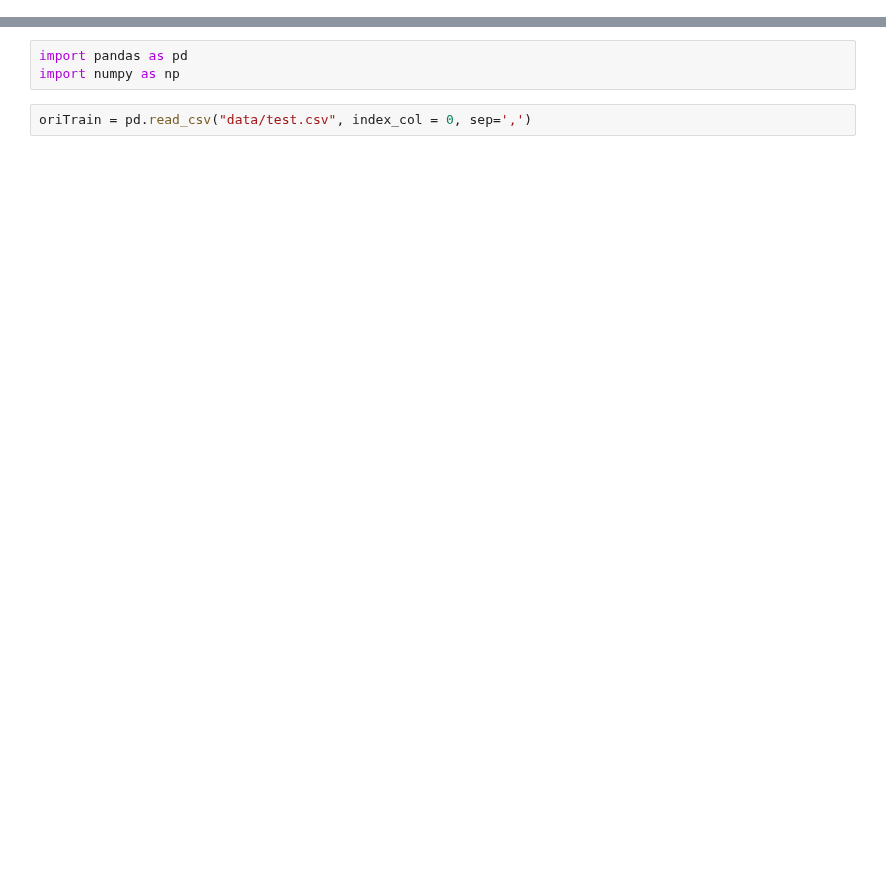
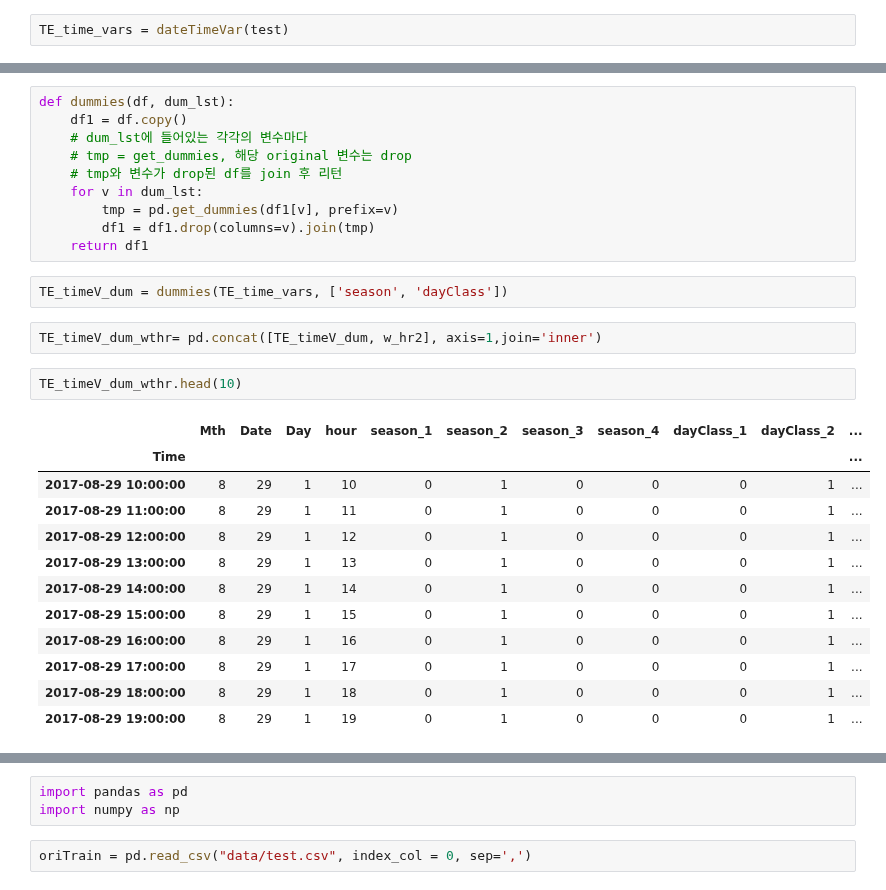
Before and after one commit to yagippi27/DACON_CONTEST_2019, a Jupyter notebook: SOOMIN/0__. Presentation용 작업.ipynb, the cells around one changed output, grey strips where cells are left out. Drawn from its saved outputs; the diff is of its cells as text; blank space fills up the shorter version.

```diff
--- a/SOOMIN/0__. Presentation용 작업.ipynb
+++ b/SOOMIN/0__. Presentation용 작업.ipynb
@@ -0,0 +80,2 @@
+# %%
+TE_time_vars = dateTimeVar(test)
@@ -0,0 +109,29 @@
+# %%
+def dummies(df, dum_lst):
+    df1 = df.copy()
+    # dum_lst에 들어있는 각각의 변수마다
+    # tmp = get_dummies, 해당 original 변수는 drop
+    # tmp와 변수가 drop된 df를 join 후 리턴
+    for v in dum_lst:
+        tmp = pd.get_dummies(df1[v], prefix=v)
+        df1 = df1.drop(columns=v).join(tmp)
+    return df1
+# %%
+TE_timeV_dum = dummies(TE_time_vars, ['season', 'dayClass'])
+# %%
+TE_timeV_dum_wthr= pd.concat([TE_timeV_dum, w_hr2], axis=1,join='inner')
+# %%
+TE_timeV_dum_wthr.head(10)
+# %% [output]
+|  | Mth | Date | Day | hour | season_1 | season_2 | season_3 | season_4 | dayClass_1 | dayClass_2 | ... |
+| Time |  |  |  |  |  |  |  |  |  |  | ... |
+| 2017-08-29 10:00:00 | 8 | 29 | 1 | 10 | 0 | 1 | 0 | 0 | 0 | 1 | ... |
+| 2017-08-29 11:00:00 | 8 | 29 | 1 | 11 | 0 | 1 | 0 | 0 | 0 | 1 | ... |
+| 2017-08-29 12:00:00 | 8 | 29 | 1 | 12 | 0 | 1 | 0 | 0 | 0 | 1 | ... |
+| 2017-08-29 13:00:00 | 8 | 29 | 1 | 13 | 0 | 1 | 0 | 0 | 0 | 1 | ... |
+| 2017-08-29 14:00:00 | 8 | 29 | 1 | 14 | 0 | 1 | 0 | 0 | 0 | 1 | ... |
+| 2017-08-29 15:00:00 | 8 | 29 | 1 | 15 | 0 | 1 | 0 | 0 | 0 | 1 | ... |
+| 2017-08-29 16:00:00 | 8 | 29 | 1 | 16 | 0 | 1 | 0 | 0 | 0 | 1 | ... |
+| 2017-08-29 17:00:00 | 8 | 29 | 1 | 17 | 0 | 1 | 0 | 0 | 0 | 1 | ... |
+| 2017-08-29 18:00:00 | 8 | 29 | 1 | 18 | 0 | 1 | 0 | 0 | 0 | 1 | ... |
+| 2017-08-29 19:00:00 | 8 | 29 | 1 | 19 | 0 | 1 | 0 | 0 | 0 | 1 | ... |
```
Also changed, not shown: parts of 28 cells of this notebook, 12 other files.
